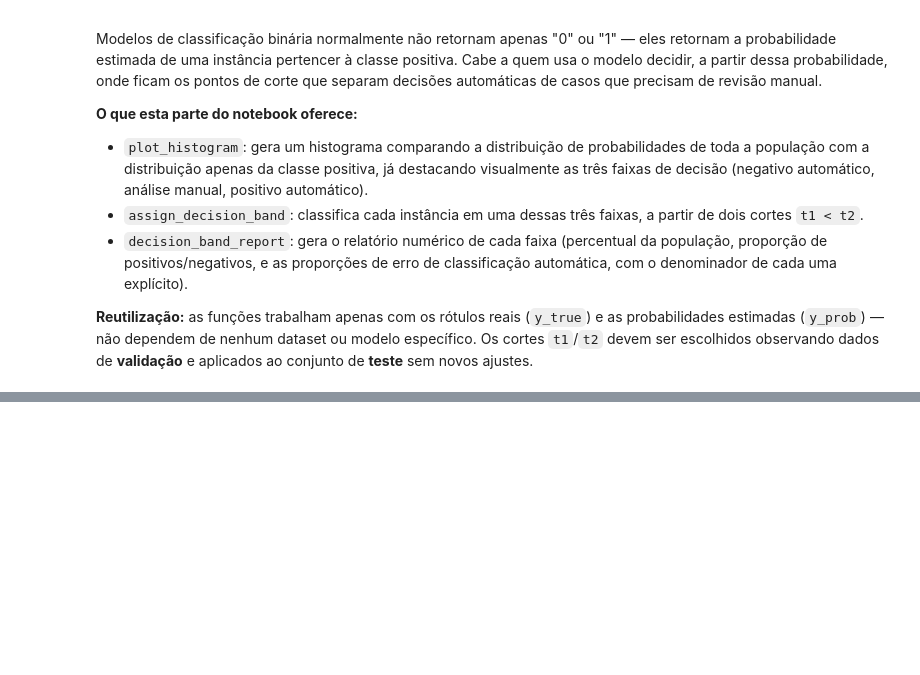
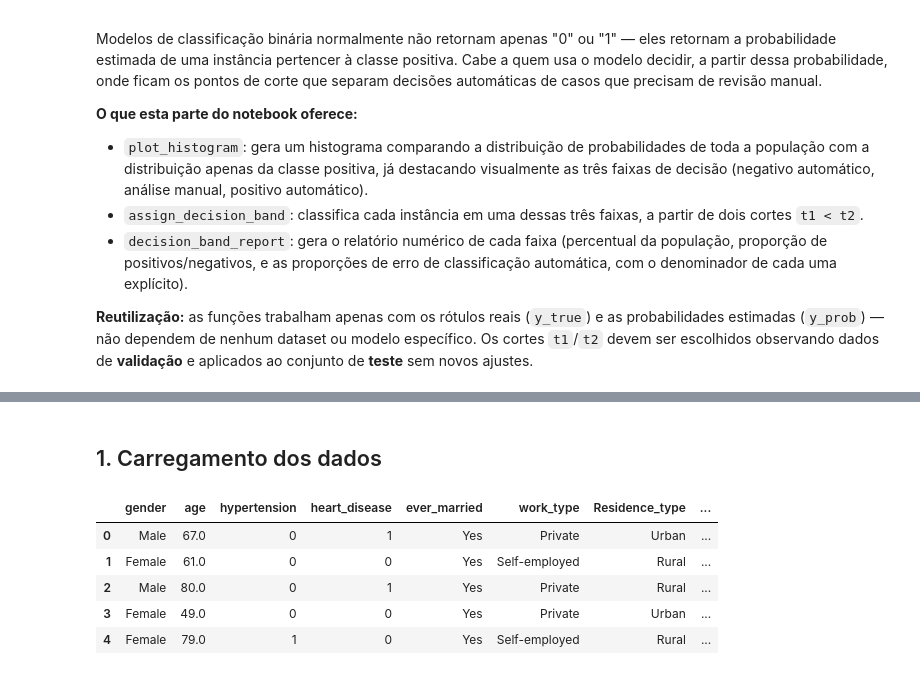
Before and after one commit to arthurrsn/analise-probabilidade-classificacao-binaria, a Jupyter notebook: histograma-classificacao-binaria.ipynb, the cells around one changed output, grey strips where cells are left out. Saved outputs shown, nothing was run; the diff lists cells and outputs as text; code cells hidden in the pictures; blank space fills up the shorter version.

```diff
--- a/histograma-classificacao-binaria.ipynb
+++ b/histograma-classificacao-binaria.ipynb
@@ -261,0 +207,35 @@ classificação negativa que pode estar errada.
+# %%
+import warnings
+warnings.filterwarnings('ignore')
+
+import pandas as pd
+import numpy as np
+import matplotlib.pyplot as plt
+
+from sklearn.model_selection import train_test_split, GridSearchCV, StratifiedKFold
+from sklearn.compose import ColumnTransformer
+from sklearn.pipeline import Pipeline
+from sklearn.impute import SimpleImputer
+from sklearn.preprocessing import OneHotEncoder, StandardScaler
+from sklearn.linear_model import LogisticRegression
+from sklearn.ensemble import RandomForestClassifier, HistGradientBoostingClassifier
+from sklearn.metrics import (accuracy_score, precision_score, recall_score, f1_score,
+                              roc_auc_score, average_precision_score, confusion_matrix,
+                              roc_curve, precision_recall_curve)
+import shap
+import joblib
+
+pd.set_option('display.max_columns', None)
+# %% [markdown]
+## 1. Carregamento dos dados
+# %%
+df = pd.read_csv('./data/healthcare-dataset-stroke-data.csv')
+df = df.drop(columns=['id'])  # identificador não é uma feature preditiva
+df.head()
+# %% [output]
+|  | gender | age | hypertension | heart_disease | ever_married | work_type | Residence_type | ... |
+| 0 | Male | 67.0 | 0 | 1 | Yes | Private | Urban | ... |
+| 1 | Female | 61.0 | 0 | 0 | Yes | Self-employed | Rural | ... |
+| 2 | Male | 80.0 | 0 | 1 | Yes | Private | Rural | ... |
+| 3 | Female | 49.0 | 0 | 0 | Yes | Private | Urban | ... |
+| 4 | Female | 79.0 | 1 | 0 | Yes | Self-employed | Rural | ... |
```
Also changed, not shown: parts of 76 cells of this notebook, 11 other files.
